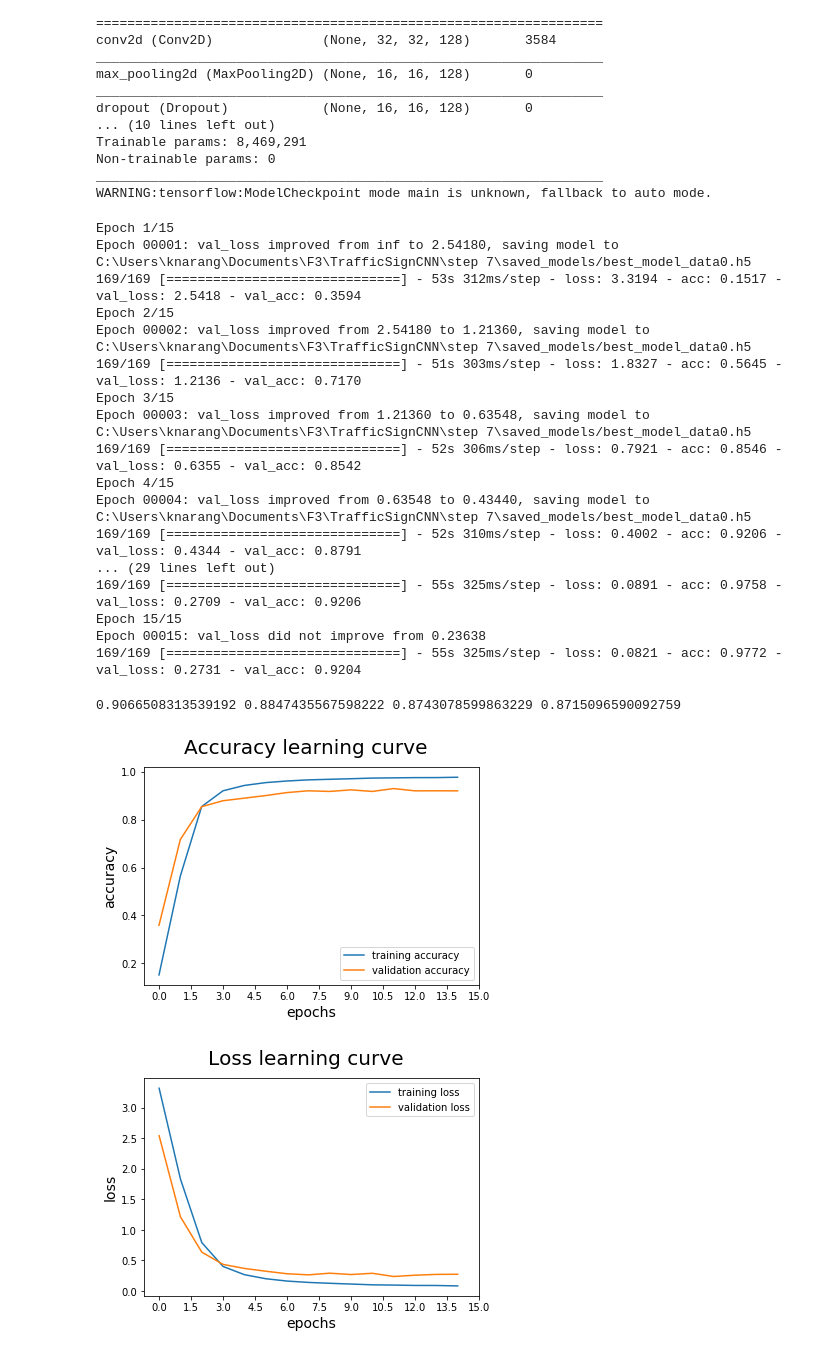
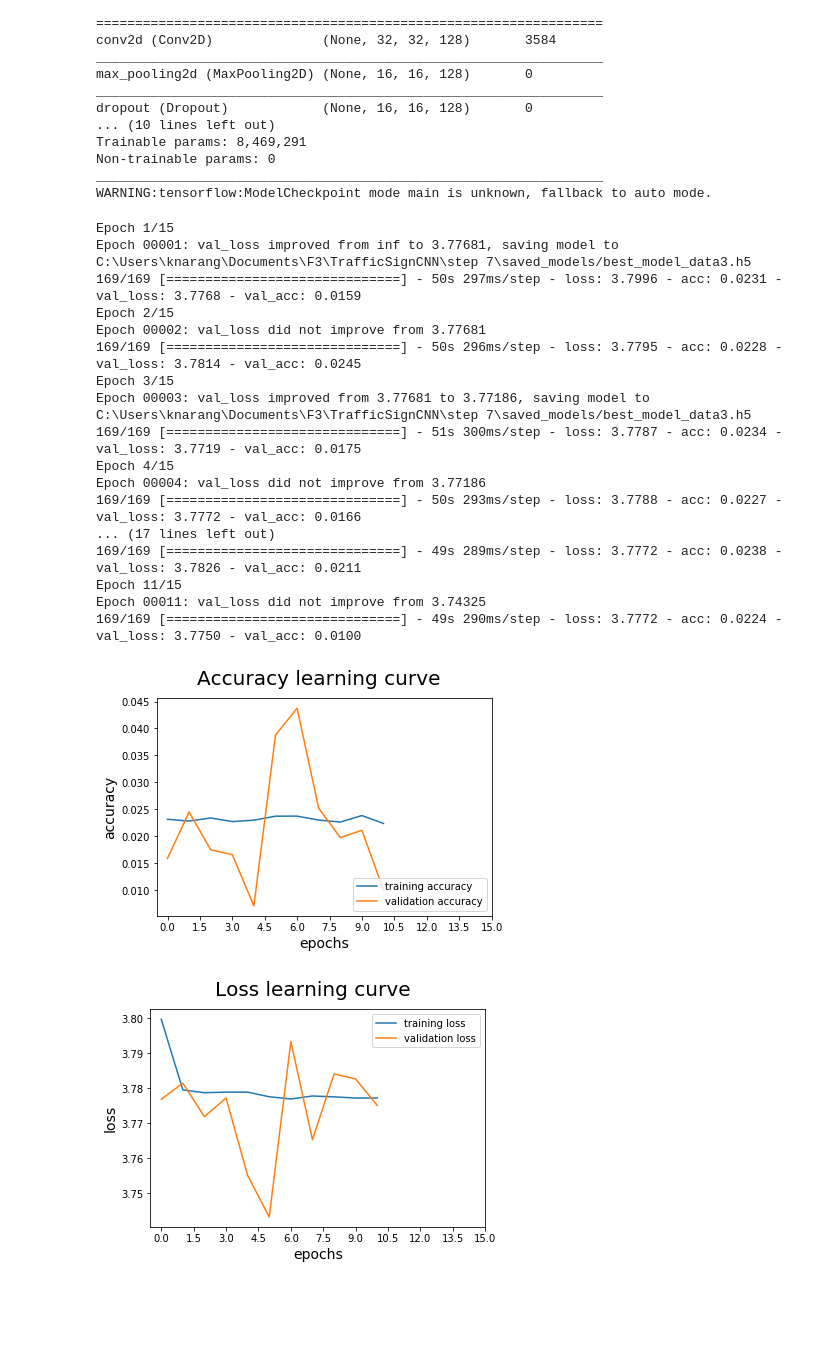
Before and after one commit to raveenaaa/TrafficSignCNN, a Jupyter notebook: step 7/rotation.ipynb, the cells around one changed output. Cells and saved outputs as stored; diff of their text form; code cells hidden in the pictures; blank space fills up the shorter version.

Commit message:
Added data 2,3

```diff
--- a/step 7/rotation.ipynb
+++ b/step 7/rotation.ipynb
@@ -29,7 +29,7 @@ def create_model(channel, activation='relu', dropout=0.0, optimizer='adam', neur
 
     return model
 # %%
-def generate_plots(model_history, epochs):
+def generate_plots(directory, file, model_history, epochs):
     """
     A method that takes the model history of a trained model and plots its:
     1. Training accuracy
@@ -51,7 +51,7 @@ def generate_plots(model_history, epochs):
     plt.plot(val_acc, label='validation accuracy')
     plt.xticks(np.arange(0, epochs + epochs/10, epochs/10))
     plt.legend(loc="lower right")
-    plt.savefig("accuracy.png", dpi=300)
+    plt.savefig("{}/accuracy_{}.png".format(directory, file), dpi=300)
 
     plt.figure(2)
     plt.suptitle('Loss learning curve', fontsize=20)
@@ -61,7 +61,7 @@ def generate_plots(model_history, epochs):
     plt.plot(val_loss, label='validation loss')
     plt.xticks(np.arange(0, epochs + epochs/10, epochs/10))
     plt.legend(loc="upper right")
-    plt.savefig("loss.png", dpi=300)
+    plt.savefig("{}/loss_{}.png".format(directory, file), dpi=300)
 # %%
 # def create_model2(image_shape=(32, 32, 3)):
 
@@ -99,7 +99,7 @@ def generate_plots(model_history, epochs):
 # Variables
 EPOCHS = 15
 BATCH_SIZE = 512
-file = 0
+file = 3
 # %%
 if file==0 or file==1 or file==2 or file==3:
     channel = 3
@@ -136,11 +136,21 @@ y_train: (86989,)
 # %%
 # Initialize the directories
 save_model = "saved_models"
+plot_dir = "plots"
+results_dir = "results"
+
 root_dir = os.path.abspath('./')
 model_save_dir = os.path.join(root_dir, save_model)
+plot_save_dir = os.path.join(root_dir, plot_dir)
+results_save_dir = os.path.join(root_dir, results_dir)
+
+
 os.makedirs(model_save_dir, exist_ok=True)
+os.makedirs(plot_save_dir, exist_ok=True)
+os.makedirs(results_save_dir, exist_ok=True)
 
-model = create_model(channel=channel, activation='sigmoid', dropout=0.5, optimizer='adam', neurons=128)
+
+model = create_model(channel=channel, activation="tanh", dropout=0.3, optimizer="adam", neurons=128)
 
 # For enabling early stopping
 es = tf.keras.callbacks.EarlyStopping(monitor='val_loss', patience=5)
@@ -179,22 +189,22 @@ with tf.device('/device:GPU:0'):
                                       callbacks=[es, mc])
 # %% [output]
 Epoch 1/15
-Epoch 00001: val_loss improved from inf to 2.54180, saving model to C:\Users\knarang\Documents\F3\TrafficSignCNN\step 7\saved_models/best_model_data0.h5
-169/169 [==============================] - 53s 312ms/step - loss: 3.3194 - acc: 0.1517 - val_loss: 2.5418 - val_acc: 0.3594
+Epoch 00001: val_loss improved from inf to 3.77681, saving model to C:\Users\knarang\Documents\F3\TrafficSignCNN\step 7\saved_models/best_model_data3.h5
+169/169 [==============================] - 50s 297ms/step - loss: 3.7996 - acc: 0.0231 - val_loss: 3.7768 - val_acc: 0.0159
 Epoch 2/15
-Epoch 00002: val_loss improved from 2.54180 to 1.21360, saving model to C:\Users\knarang\Documents\F3\TrafficSignCNN\step 7\saved_models/best_model_data0.h5
-169/169 [==============================] - 51s 303ms/step - loss: 1.8327 - acc: 0.5645 - val_loss: 1.2136 - val_acc: 0.7170
+Epoch 00002: val_loss did not improve from 3.77681
+169/169 [==============================] - 50s 296ms/step - loss: 3.7795 - acc: 0.0228 - val_loss: 3.7814 - val_acc: 0.0245
 Epoch 3/15
-Epoch 00003: val_loss improved from 1.21360 to 0.63548, saving model to C:\Users\knarang\Documents\F3\TrafficSignCNN\step 7\saved_models/best_model_data0.h5
-169/169 [==============================] - 52s 306ms/step - loss: 0.7921 - acc: 0.8546 - val_loss: 0.6355 - val_acc: 0.8542
+Epoch 00003: val_loss improved from 3.77681 to 3.77186, saving model to C:\Users\knarang\Documents\F3\TrafficSignCNN\step 7\saved_models/best_model_data3.h5
+169/169 [==============================] - 51s 300ms/step - loss: 3.7787 - acc: 0.0234 - val_loss: 3.7719 - val_acc: 0.0175
 Epoch 4/15
-Epoch 00004: val_loss improved from 0.63548 to 0.43440, saving model to C:\Users\knarang\Documents\F3\TrafficSignCNN\step 7\saved_models/best_model_data0.h5
-169/169 [==============================] - 52s 310ms/step - loss: 0.4002 - acc: 0.9206 - val_loss: 0.4344 - val_acc: 0.8791
-... (29 lines left out)
-169/169 [==============================] - 55s 325ms/step - loss: 0.0891 - acc: 0.9758 - val_loss: 0.2709 - val_acc: 0.9206
-Epoch 15/15
-Epoch 00015: val_loss did not improve from 0.23638
-169/169 [==============================] - 55s 325ms/step - loss: 0.0821 - acc: 0.9772 - val_loss: 0.2731 - val_acc: 0.9204
+Epoch 00004: val_loss did not improve from 3.77186
+169/169 [==============================] - 50s 293ms/step - loss: 3.7788 - acc: 0.0227 - val_loss: 3.7772 - val_acc: 0.0166
+... (17 lines left out)
+169/169 [==============================] - 49s 289ms/step - loss: 3.7772 - acc: 0.0238 - val_loss: 3.7826 - val_acc: 0.0211
+Epoch 11/15
+Epoch 00011: val_loss did not improve from 3.74325
+169/169 [==============================] - 49s 290ms/step - loss: 3.7772 - acc: 0.0224 - val_loss: 3.7750 - val_acc: 0.0100
 # %%
 predictions = model.predict(X_test, batch_size=512)
 
@@ -204,7 +214,3 @@ acc = accuracy_score(y_test, y_pred)
 pre = precision_score(y_test, y_pred, average="macro")
 rec = recall_score(y_test, y_pred, average="macro")
 f1 = f1_score(y_test, y_pred, average="macro")
-# %%
-print(acc, pre, rec, f1)
-# %% [output]
-0.9066508313539192 0.8847435567598222 0.8743078599863229 0.8715096590092759
@@ -211,8 +224,8 @@ print(acc, pre, rec, f1)
 # %%
-generate_plots(history, EPOCHS)
+generate_plots(plot_save_dir, file, history, EPOCHS)
 # %% [output]
-[figure, old version]
+[figure, new version]
-[figure, old version]
+[figure, new version]
 # %%
 model.save('{}/best_model_data{}.h5'.format(model_save_dir, file))
 
```
Also changed, not shown: parts of 2 cells of this notebook, 8 other files.
